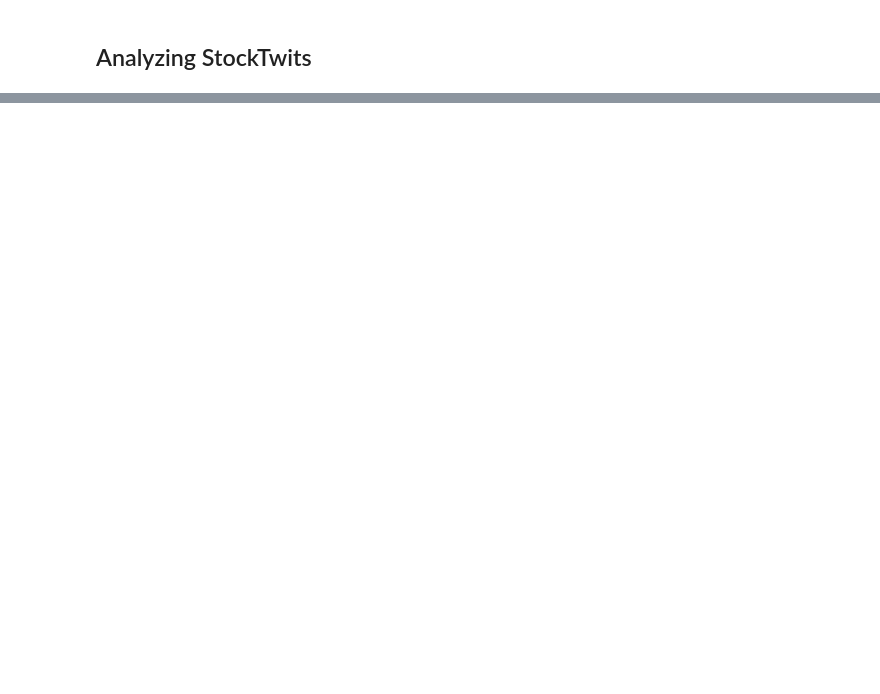
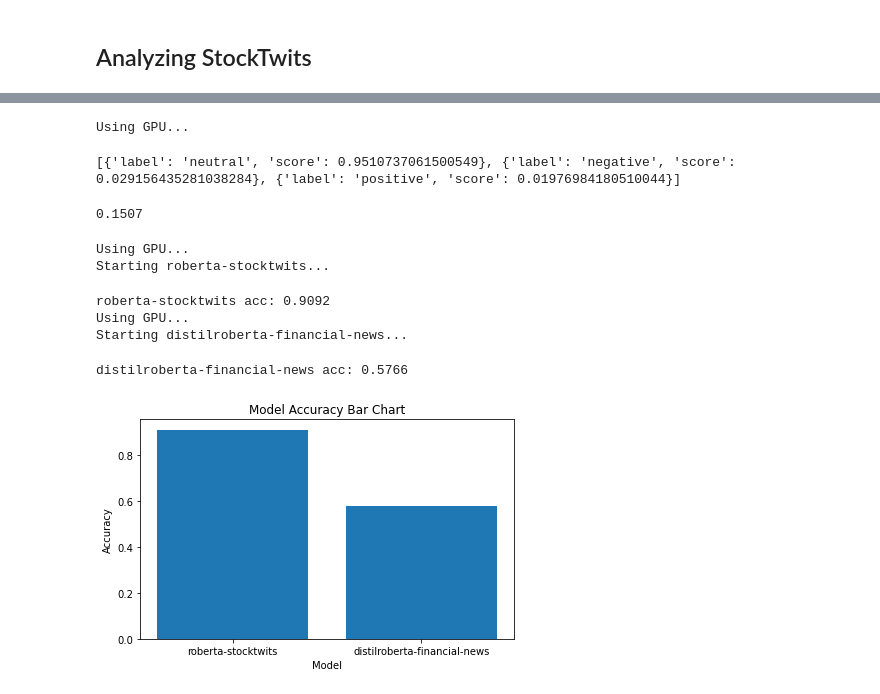
Before and after one commit to ayhong16/stock-pick-pipeline, a Jupyter notebook: pipeline/notebooks/analyze.ipynb, the cells around one changed output, grey strips where cells are left out. Cells and saved outputs as stored; diff of their text form; code cells hidden in the pictures; blank space fills up the shorter version.

```diff
--- a/pipeline/notebooks/analyze.ipynb
+++ b/pipeline/notebooks/analyze.ipynb
@@ -90,0 +141,27 @@ save_labels(stocktwits_df, stocktwits_output, "nvda_stocktwits_sentiment.csv")
+# %%
+
+def compute_accuracy(actual_df, predicted_df):
+    correct_predictions = (actual_df['label'] == predicted_df['label']).sum()
+    total_samples = len(actual_df)
+    accuracy = correct_predictions / total_samples
+    return accuracy
+# %%
+finbert = get_model("ProsusAI/Finbert")
+# %% [output]
+Using GPU...
+# %%
+# testing finbert
+user_labeled = []
+sampled_user_labeled = pd.read_csv('nvda_sampled_user_labeled.csv')
+sampled_user_labeled_dataset = Dataset.from_pandas(sampled_user_labeled)
+for out in tqdm(finbert(KeyDataset(sampled_user_labeled_dataset, "text"), batch_size=32, top_k=None, truncation=True), total=len(sampled_user_labeled_dataset)):
+    user_labeled.append(out)
+save_labels(sampled_user_labeled, user_labeled, "nvda_sampled_stocktwits_sentiment.csv")
+# %% [output]
+[{'label': 'neutral', 'score': 0.9510737061500549}, {'label': 'negative', 'score': 0.029156435281038284}, {'label': 'positive', 'score': 0.01976984180510044}]
+# %%
+actual = pd.read_csv('nvda_sampled_user_labeled.csv')
+predicted = pd.read_csv("nvda_sampled_stocktwits_sentiment.csv")
+print(compute_accuracy(actual, predicted))
+# %% [output]
+0.1507
@@ -90,0 +218,10 @@ save_labels(stocktwits_df, stocktwits_output, "nvda_stocktwits_sentiment.csv")
+# %%
+calc_accuracies(models)
+# %% [output]
+Using GPU...
+Starting roberta-stocktwits...
+roberta-stocktwits acc: 0.9092
+Using GPU...
+Starting distilroberta-financial-news...
+distilroberta-financial-news acc: 0.5766
+[figure, added]
```
Also changed, not shown: parts of 20 cells of this notebook, 1 other file.
